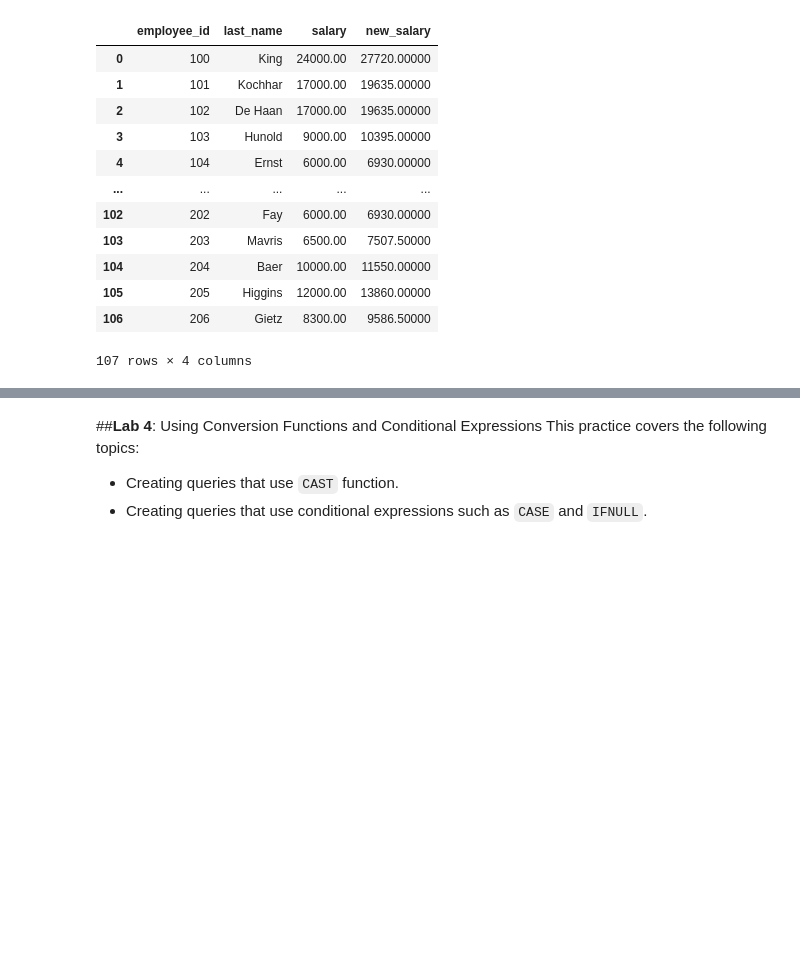
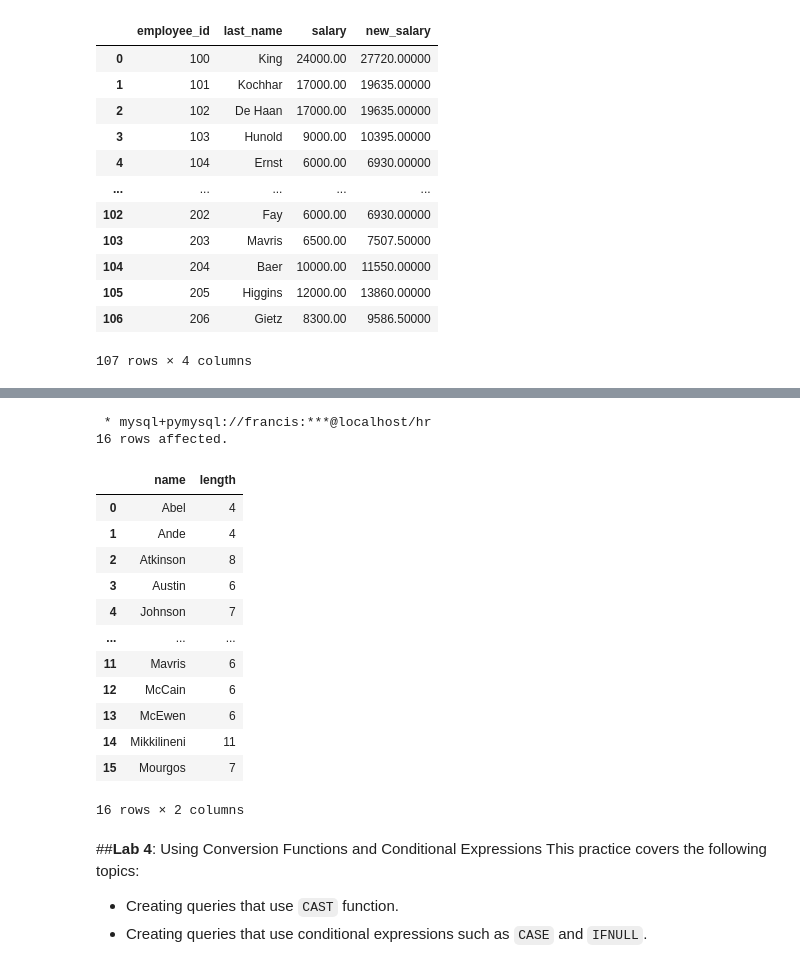
Before and after one commit to Ckodrad/CM3010-Database-Labs, a Jupyter notebook: Labs/MySQL Hand-On Lab.ipynb, the cells around one changed output, grey strips where cells are left out. Drawn from its saved outputs; the diff is of its cells as text; code cells hidden in the pictures; blank space fills up the shorter version.

```diff
--- a/Labs/MySQL Hand-On Lab.ipynb
+++ b/Labs/MySQL Hand-On Lab.ipynb
@@ -308,3 +321,27 @@ other letters in lowercase) and the length of the last name for all employees wh
+# %%
+%%sql
+# Insert Your Code Here
+SELECT last_name AS name, length(last_name) AS length FROM employees
+WHERE last_name LIKE 'A%'
+OR last_name LIKE 'J%'
+OR last_name LIKE 'M%'
+ORDER BY last_name;
+# %% [output]
+ * mysql+pymysql://francis:***@localhost/hr
+16 rows affected.
+|  | name | length |
+| 0 | Abel | 4 |
+| 1 | Ande | 4 |
+| 2 | Atkinson | 8 |
+| 3 | Austin | 6 |
+| 4 | Johnson | 7 |
+| ... | ... | ... |
+| 11 | Mavris | 6 |
+| 12 | McCain | 6 |
+| 13 | McEwen | 6 |
+| 14 | Mikkilineni | 11 |
+| 15 | Mourgos | 7 |
+16 rows × 2 columns
 # %% [markdown]
 ##**Lab 4**: Using Conversion Functions and Conditional Expressions
 This practice covers the following topics:
```
Also changed, not shown: parts of 4 cells of this notebook.
